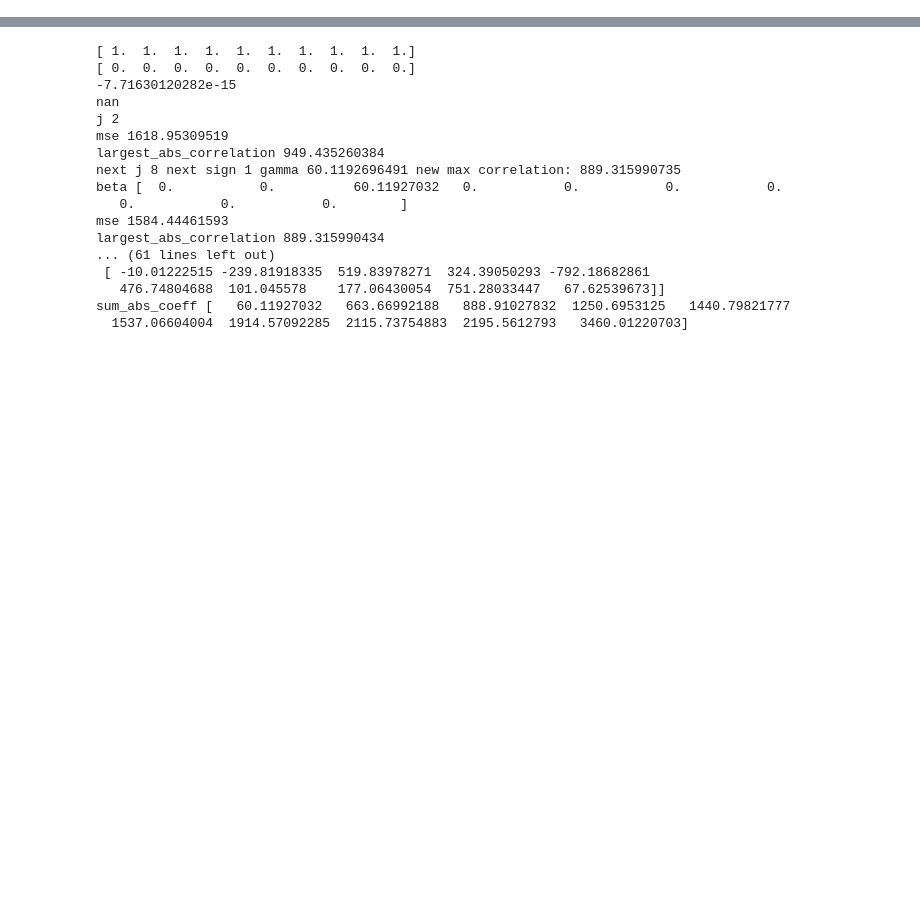
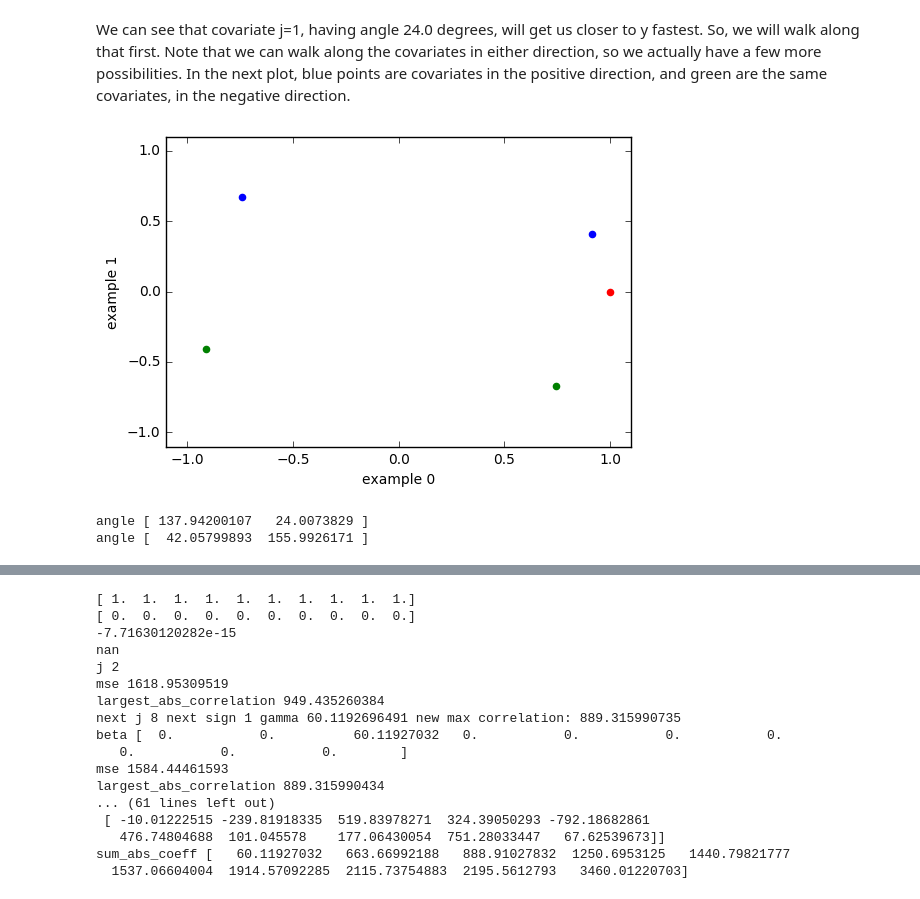
Before and after one commit to hughperkins/selfstudy-LARS, a Jupyter notebook: test_lars.ipynb, the cells around one changed output, grey strips where cells are left out. Cells and saved outputs as stored; diff of their text form; code cells hidden in the pictures; blank space fills up the shorter version.

```diff
--- a/test_lars.ipynb
+++ b/test_lars.ipynb
@@ -0,0 +79,18 @@
+# %% [markdown]
+We can see that covariate j=1, having angle 24.0 degrees, will get us closer to y fastest.  So, we will walk along that first.  Note that we can walk along the covariates in either direction, so we actually have a few more possibilities.  In the next plot, blue points are covariates in the positive direction, and green are the same covariates, in the negative direction.
+# %%
+plt.ylim(-1.1, 1.1)
+plt.xlim(-1.1, 1.1)
+plt.xlabel('example 0')
+plt.ylabel('example 1')
+plt.scatter(toy.X[0], toy.X[1], color='blue')
+plt.scatter(-toy.X[0], -toy.X[1], color='green')
+plt.scatter(toy.y[0], toy.y[1], color='red')
+plt.show()
+
+print('angle', toy.angle)
+print('angle', 180 - toy.angle)
+# %% [output]
+[figure, added]
+angle [ 137.94200107   24.0073829 ]
+angle [  42.05799893  155.9926171 ]
```
Also changed, not shown: parts of 14 cells of this notebook.
